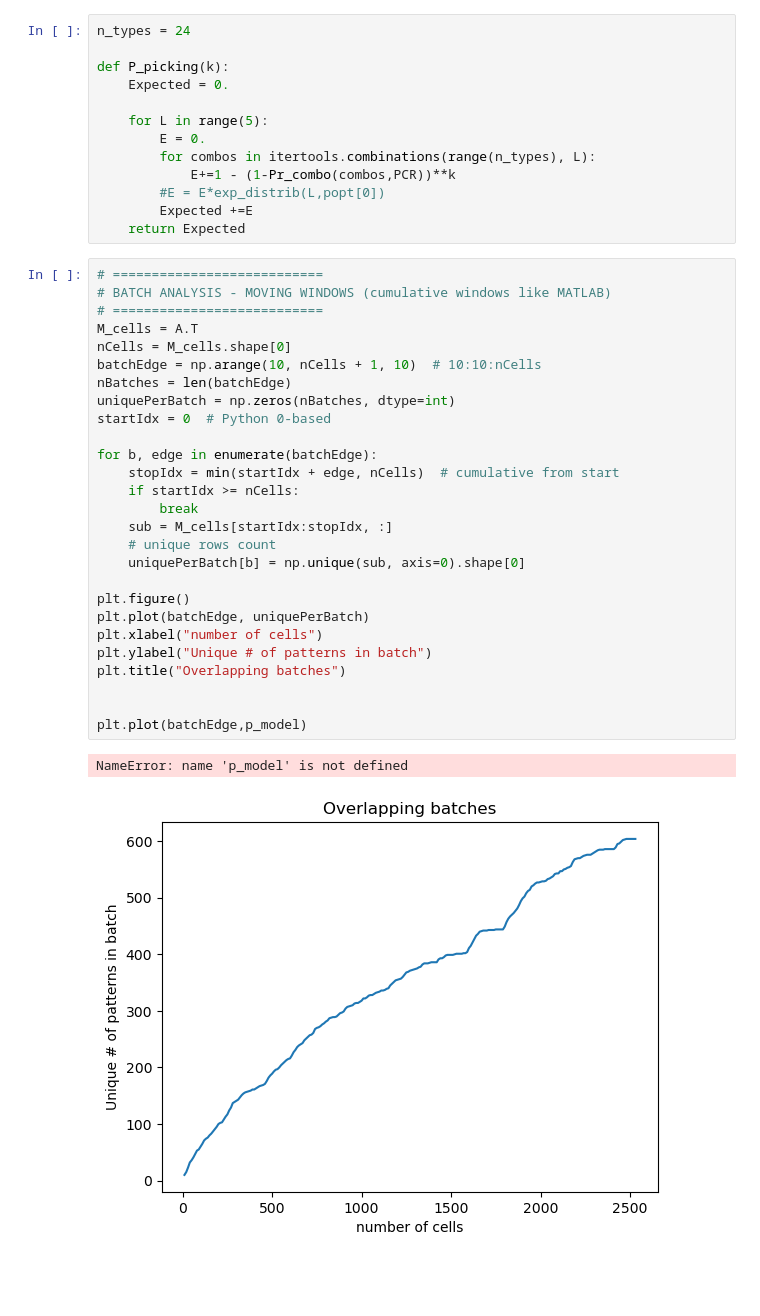
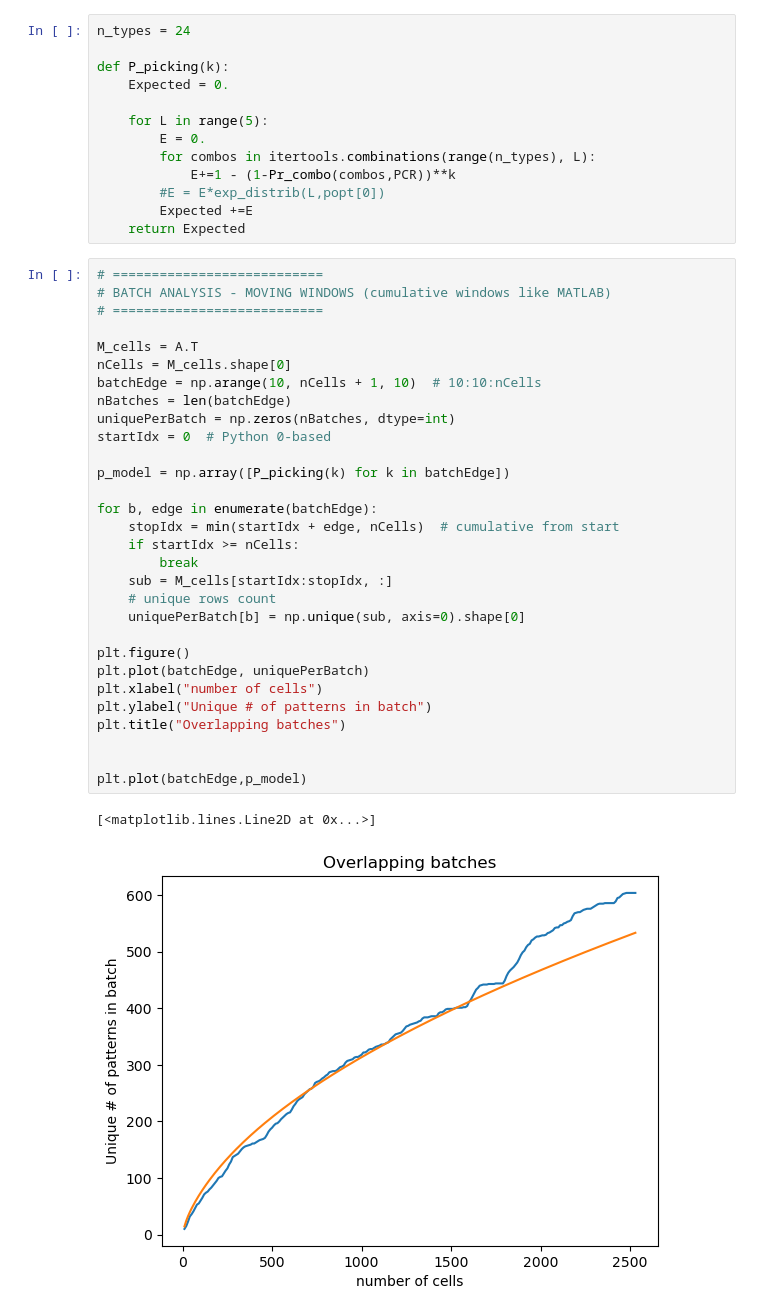
Before and after one commit to HugoLeRoy94/octopus_chemosensing, a Jupyter notebook: genetic_measurements/old/fitting_diversity.ipynb, the cells around one changed output. Cells and saved outputs as stored; diff of their text form; blank space fills up the shorter version.

```diff
--- a/genetic_measurements/old/fitting_diversity.ipynb
+++ b/genetic_measurements/old/fitting_diversity.ipynb
@@ -113,30 +113,33 @@ def P_picking(k):
 # %%
 # ===========================
 # BATCH ANALYSIS - MOVING WINDOWS (cumulative windows like MATLAB)
 # ===========================
+
 M_cells = A.T
 nCells = M_cells.shape[0]
 batchEdge = np.arange(10, nCells + 1, 10)  # 10:10:nCells
 nBatches = len(batchEdge)
 uniquePerBatch = np.zeros(nBatches, dtype=int)
 startIdx = 0  # Python 0-based
+
+p_model = np.array([P_picking(k) for k in batchEdge])
 
 for b, edge in enumerate(batchEdge):
     stopIdx = min(startIdx + edge, nCells)  # cumulative from start
     if startIdx >= nCells:
         break
     sub = M_cells[startIdx:stopIdx, :]
     # unique rows count
     uniquePerBatch[b] = np.unique(sub, axis=0).shape[0]
 
 plt.figure()
 plt.plot(batchEdge, uniquePerBatch)
 plt.xlabel("number of cells")
 plt.ylabel("Unique # of patterns in batch")
 plt.title("Overlapping batches")
 
 
 plt.plot(batchEdge,p_model)
 # %% [output]
-NameError: name 'p_model' is not defined
+[<matplotlib.lines.Line2D at 0x...>]
-[figure, old version]
+[figure, new version]
```
Also changed, not shown: 3 other files.
